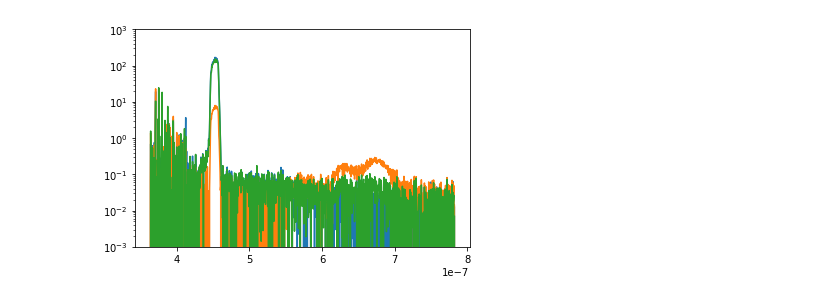
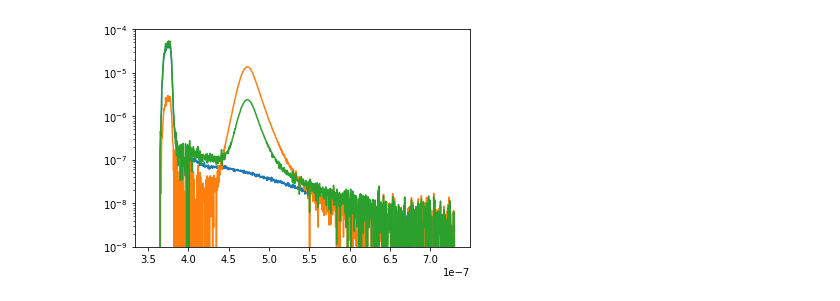
Before and after one commit to SwoosOfficial/TychePlot, a Jupyter notebook: ipynb/PLQECalc.ipynb, the cells around one changed output. Saved outputs shown, nothing was run; the diff lists cells and outputs as text; code cells hidden in the pictures.

Commit message:
new folder based Multiple PLQE calculation

```diff
--- a/ipynb/PLQECalc.ipynb
+++ b/ipynb/PLQECalc.ipynb
@@ -42,12 +69,39 @@ laser_thresh_index=np.argwhere(wavelengths > laser_thresh)[0][0]
+# %%
+PLQE_inputs=[{key:value for key,value in zip(calc_PLQE_sub,files_sub) if key != 0} for calc_PLQE_sub,files_sub in zip(calc_PLQE_with,files_exp_rep)]
+# %%
+spectra_offset=[350,-100]
+laser_thresh=420*10**-9
+# %%
+wavelengths=fileToNpArray(vial_calib, **clbr_format)[0][:,0][spectra_offset[0]:spectra_offset[1]]
+laser_thresh_index=np.argwhere(wavelengths > laser_thresh)[0][0]
+calibs={
+            'vial_calib_vec':fileToNpArray(vial_calib, **clbr_format)[0][:,1][spectra_offset[0]:spectra_offset[1]],
+            'thinfilm_calib_vec':fileToNpArray(thinfilm_calib, **clbr_format)[0][:,1][spectra_offset[0]:spectra_offset[1]],
+            'sphere_calib_vec':fileToNpArray(sphere_calib, **clbr_format)[0][:,1][spectra_offset[0]:spectra_offset[1]]
+}
+calibs_input=['vial_calib_vec','sphere_calib_vec','thinfilm_calib_vec']
+# %%
+for PLQE_input,calib in zip(PLQE_inputs,calibs_input):
+    PLQE_input['calib']=calibs[calib]
+    for value in PLQE_input.values():
+        try:
+            value['spectra']=fileToNpArray(value['file'], **file_format)[0][:,1][spectra_offset[0]:spectra_offset[1]]
+            value['spectra']/=value['exp_time']*value['rep']
+            value['spectra']*=PLQE_input['calib']
+        except IndexError:
+            pass
 # %%
-
 import scipy.interpolate as sci
 import scipy.integrate as scin
 import matplotlib.pyplot as plt
-plt.plot(wavelengths, laser, wavelengths, sample, wavelengths, laser_sample)
-plt.ylim(10**-3,10**3)
-plt.yscale("log")
+n=0
+for PLQE_input in PLQE_inputs[0:1]:
+    plt.figure(n)
+    plt.plot(wavelengths, PLQE_input['Laser']['spectra'], wavelengths, PLQE_input['Sample']['spectra'], wavelengths, PLQE_input['SamplePassive']['spectra'])
+    plt.ylim(10**-9,10**-4)
+    plt.yscale("log")
+    n+=1
 # %% [output]
-[figure, old version]
+[figure, new version]
 # %%
 ### PAPER CALCS
```
Also changed, not shown: parts of 14 cells of this notebook.
